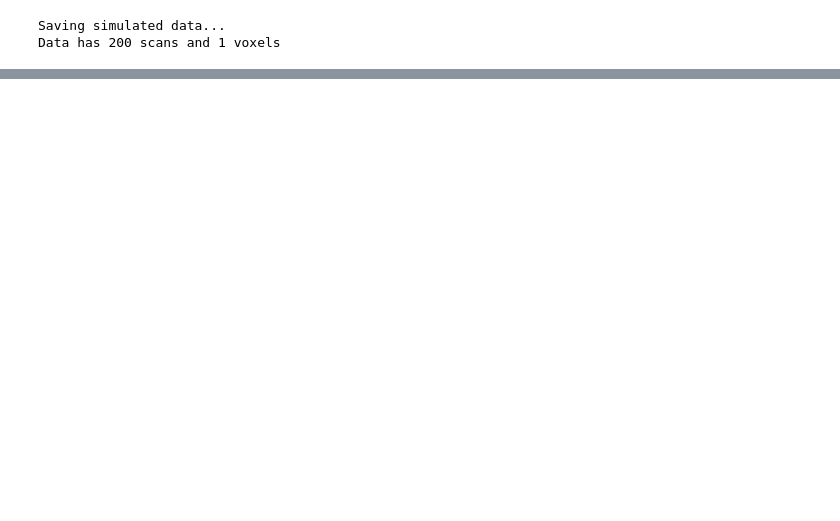
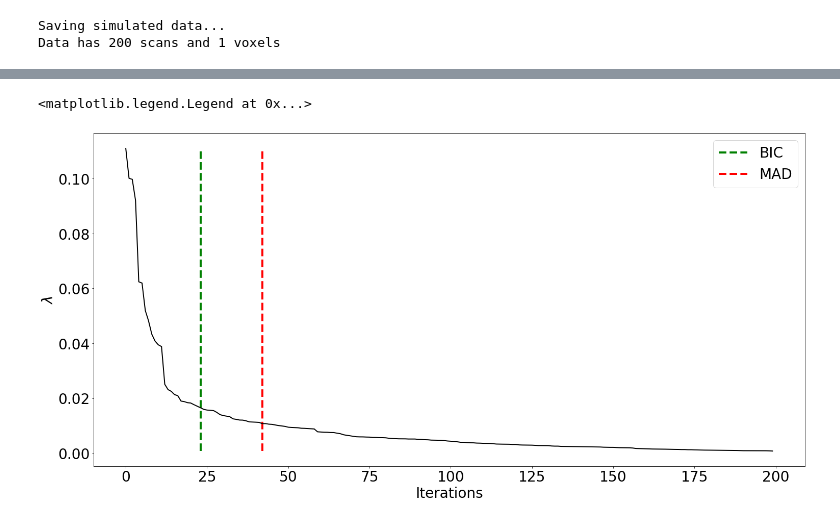
Before and after one commit to eurunuela/pfm_vs_ta, a Jupyter notebook: code/theory_and_methods_plots.ipynb, the cells around one changed output, grey strips where cells are left out. Saved outputs shown, nothing was run; the diff lists cells and outputs as text; code cells hidden in the pictures; blank space fills up the shorter version.

```diff
--- a/code/theory_and_methods_plots.ipynb
+++ b/code/theory_and_methods_plots.ipynb
@@ -292,0 +289,11 @@ Text(0, 0.5, 'Amplitude')
+# %%
+plt.figure(figsize=(25,12))
+plt.plot(lambdas_pfm_spike, color="black", linewidth=2)
+plt.vlines(bic_pfm_spike_idx, ymin=np.min(lambdas_pfm_spike), ymax=np.max(lambdas_pfm_spike), linewidth=4, color="green", linestyle="--", label="BIC")
+plt.vlines(mad_lambda_idx, ymin=np.min(lambdas_pfm_spike), ymax=np.max(lambdas_pfm_spike), linewidth=4, color="red", linestyle="--", label="MAD")
+plt.xlabel("Iterations")
+plt.ylabel("$\lambda$")
+plt.legend()
+# %% [output]
+<matplotlib.legend.Legend at 0x...>
+[figure, added]
```
Also changed, not shown: parts of 10 cells of this notebook, 8 other files.
